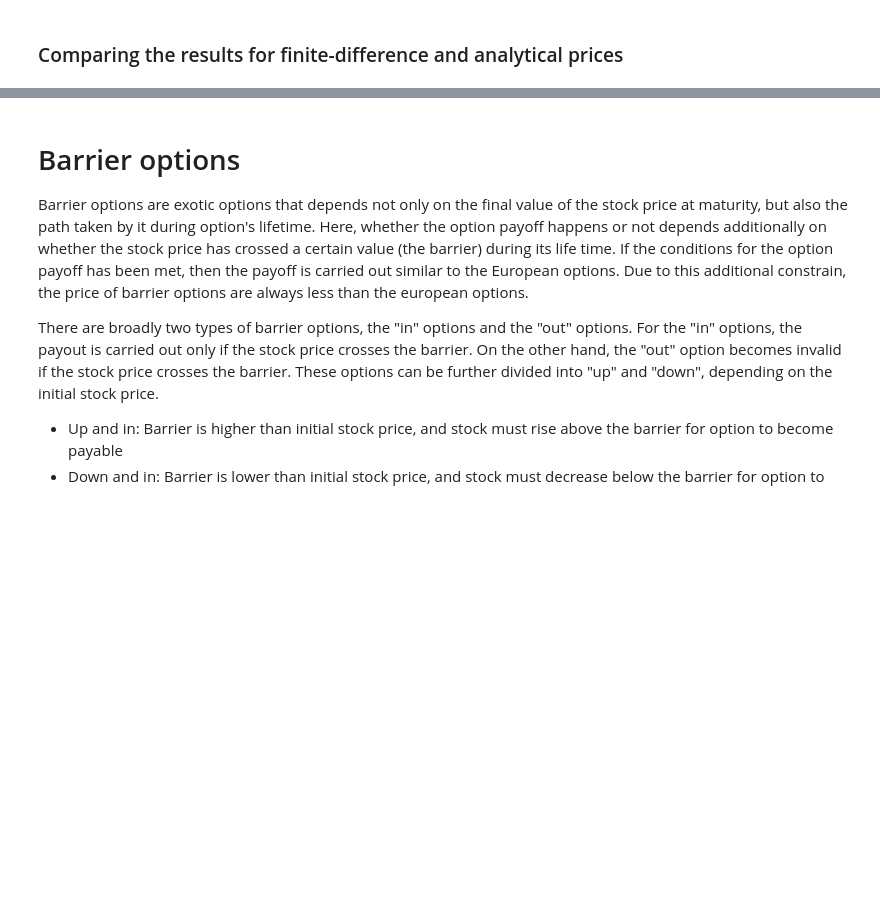
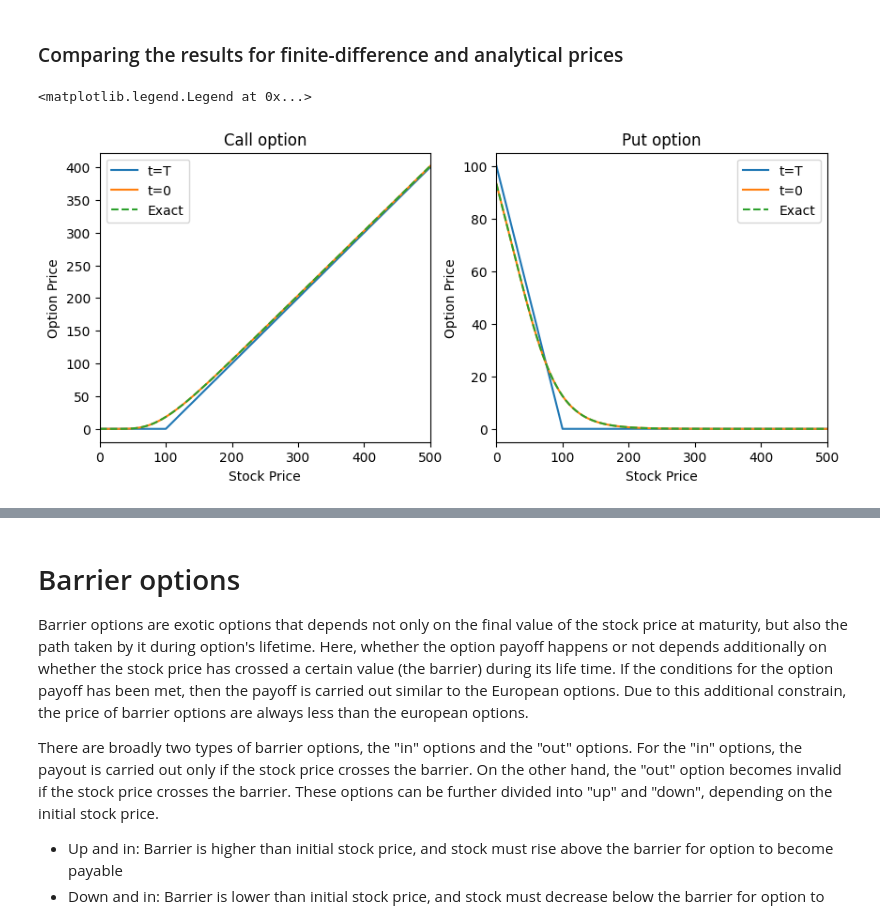
Before and after one commit to SMJose/Black-Scholes_Option_price_finite_difference, a Jupyter notebook: Black-Scholes.ipynb, the cells around one changed output, grey strips where cells are left out. Saved outputs shown, nothing was run; the diff lists cells and outputs as text; code cells hidden in the pictures; blank space fills up the shorter version.

```diff
--- a/Black-Scholes.ipynb
+++ b/Black-Scholes.ipynb
@@ -251,48 +251,49 @@ class EuropeanOption:
 r = 0.07 #interest rate
 K = 100 # strike
 sigma = 0.4 # volatility
 c = 0.01 # dividend yield
 T = 1 # Expiry time (years)
 
 # Grid parameters
-Smax = 500 # Max stock price
-dS =  5 # grid size (stock price grio)
+sMax = 500 # Max stock price
+ds =  5 # grid size (stock price grio)
 dt = 0.0002 # grid size (time grid)
 
 # Defining the options
-Option_EurCall = EuropeanOption(K, T, r, c, sigma,"call")
-Option_EurPut = EuropeanOption(K, T, r, c, sigma,"put")
+opt_eur_call = EuropeanOption(K, T, r, c, sigma,"call")
+opt_eur_put = EuropeanOption(K, T, r, c, sigma,"put")
 
 #--------------------------------------------
 # Price obtained used finite-difference method
-S_grid, tgrid, Price_grid_call = Option_EurCall.priceFD(Smax,dS,dt)
-S_grid, tgrid, Price_grid_put = Option_EurPut.priceFD(Smax,dS,dt)
+s_grid, t_grid, price_call_eur = opt_eur_call.price_fd(sMax,ds,dt)
+s_grid, t_grid, price_put_eur = opt_eur_put.price_fd(sMax,ds,dt)
 
 # Exact/analytical prices
-S_grid, Price_grid_exc_call = Option_EurCall.priceExact(Smax,dS,0)
-S_grid, Price_grid_exc_put = Option_EurPut.priceExact(Smax,dS,0)
+s_grid, price_call_eur_exact = opt_eur_call.priceExact(sMax,ds,0)
+s_grid, price_put_eur_exact = opt_eur_put.priceExact(sMax,ds,0)
 
 # Plotting the option prices
 fig, ax = plt.subplots(1,2, figsize=(10, 4))
 
 ax[0].set_title("Call option")
-ax[0].plot(S_grid,Price_grid_call[-1], label="t=T")
-ax[0].plot(S_grid,Price_grid_call[0], label="t=0")
-#ax[0].plot(S_grid,ff, label="t=0")
-ax[0].plot(S_grid,Price_grid_exc_call, '--', label="Exact")
+ax[0].plot(s_grid,price_call_eur[-1], label="t=T")
+ax[0].plot(s_grid,price_call_eur[0], label="t=0")
+ax[0].plot(s_grid,price_call_eur_exact, '--', label="Exact")
 ax[0].set_xlim(0,500)
-#ax[0].set_ylim(0,120)
 ax[0].set_xlabel("Stock Price")
 ax[0].set_ylabel("Option Price")
 ax[0].legend()
 
 ax[1].set_title("Put option")
-ax[1].plot(S_grid,Price_grid_put[-1], label="t=T")
-ax[1].plot(S_grid,Price_grid_put[0], label="t=0")
-ax[1].plot(S_grid,Price_grid_exc_put, '--', label="Exact")
+ax[1].plot(s_grid,price_put_eur[-1], label="t=T")
+ax[1].plot(s_grid,price_put_eur[0], label="t=0")
+ax[1].plot(s_grid,price_put_eur_exact, '--', label="Exact")
 ax[1].set_xlim(0,500)
 ax[1].set_xlabel("Stock Price")
 ax[1].set_ylabel("Option Price")
 ax[1].legend()
+# %% [output]
+<matplotlib.legend.Legend at 0x...>
+[figure, added]
 # %%
 #
```
Also changed, not shown: parts of 6 cells of this notebook.
